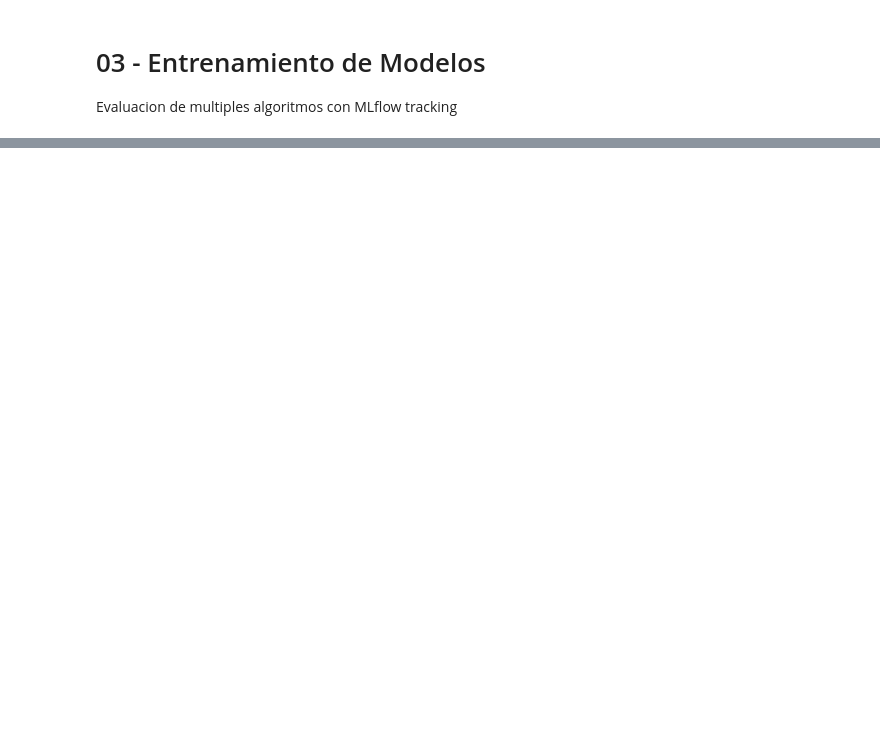
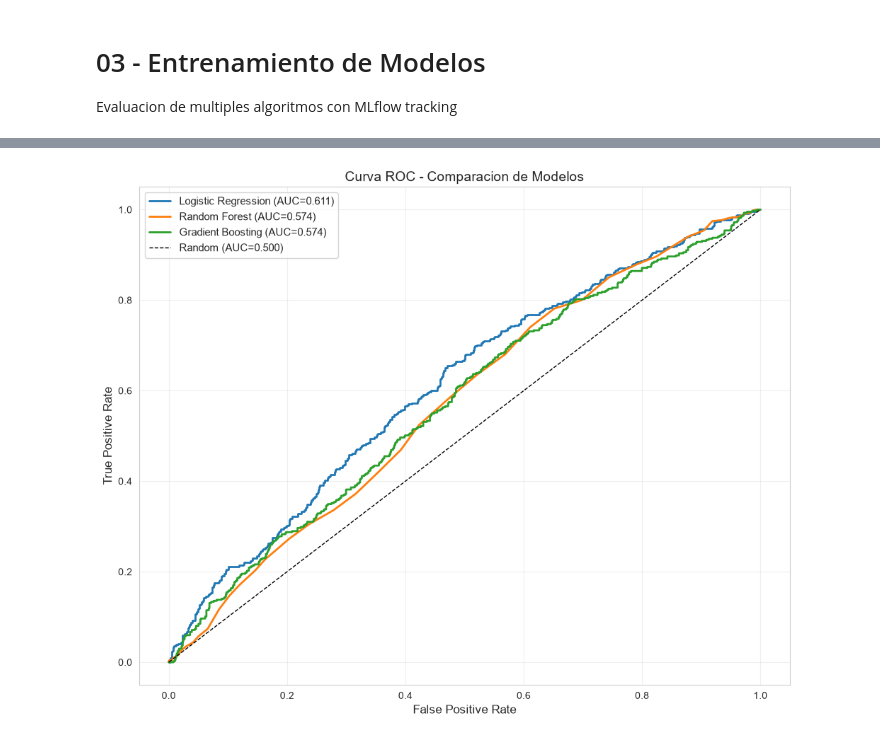
Before and after one commit to 0DaikiHajime0/Proyecto2, a Jupyter notebook: notebooks/03-model-training.ipynb, the cells around one changed output, grey strips where cells are left out. Cells and saved outputs as stored; diff of their text form; code cells hidden in the pictures; blank space fills up the shorter version.

```diff
--- a/notebooks/03-model-training.ipynb
+++ b/notebooks/03-model-training.ipynb
@@ -84,14 +110,18 @@ plt.show()
 # %%
 # Curva ROC
-plt.figure(figsize=(8, 6))
+plt.figure(figsize=(10, 8))
 for name, r in results.items():
     fpr, tpr, _ = roc_curve(y_test, r['y_proba'])
-    plt.plot(fpr, tpr, label=f"{name} (AUC={r['metrics']['roc_auc']:.3f})")
+    plt.plot(fpr, tpr, linewidth=2, label=f"{name} (AUC={r['metrics']['roc_auc']:.3f})")
 
-plt.plot([0, 1], [0, 1], 'k--', label='Random')
-plt.xlabel('False Positive Rate')
-plt.ylabel('True Positive Rate')
-plt.title('Curva ROC')
-plt.legend()
+plt.plot([0, 1], [0, 1], 'k--', linewidth=1, label='Random (AUC=0.500)')
+plt.xlabel('False Positive Rate', fontsize=12)
+plt.ylabel('True Positive Rate', fontsize=12)
+plt.title('Curva ROC - Comparacion de Modelos', fontsize=14)
+plt.legend(fontsize=11)
+plt.grid(True, alpha=0.3)
 plt.tight_layout()
+plt.savefig('../reports/figures/roc_curves.png', dpi=150, bbox_inches='tight')
 plt.show()
+# %% [output]
+[figure, added]
```
Also changed, not shown: parts of 9 cells of this notebook, 6 other files.
